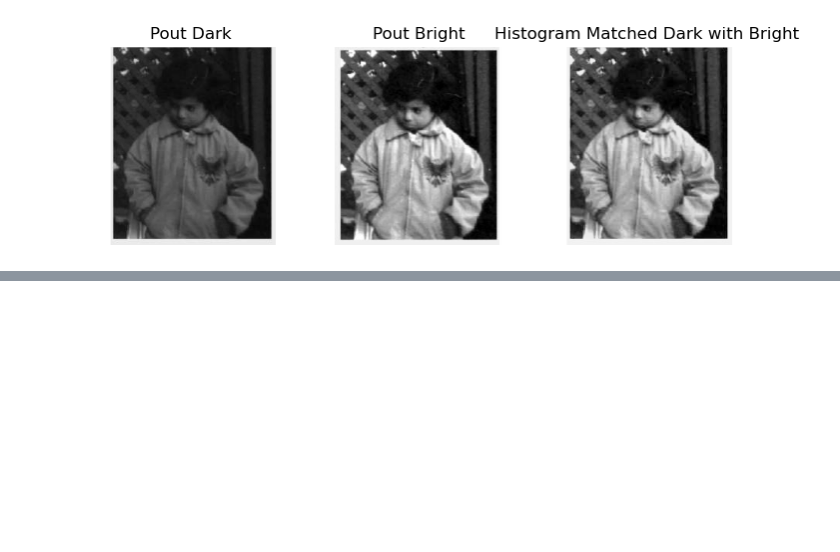
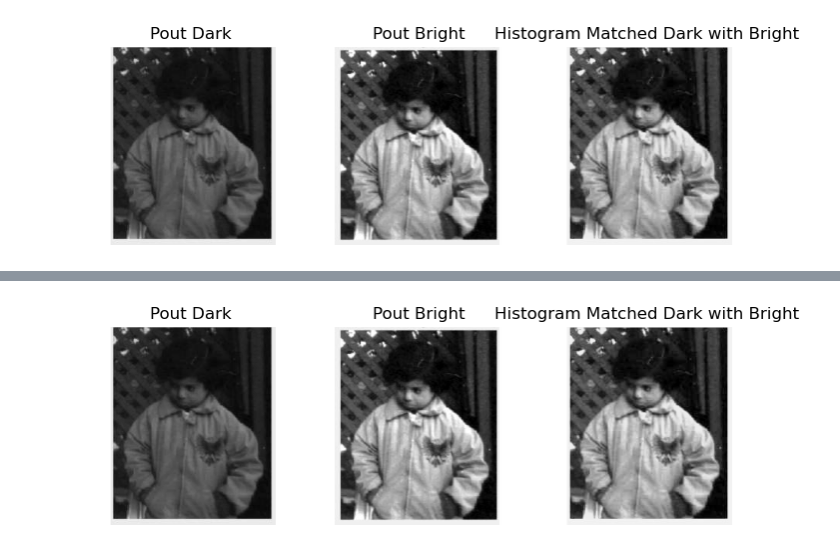
Before and after one commit to NSVEGUR/College-codeTrack, a Jupyter notebook: Sem-6/DIP/Week_5/CS20B1016_Week-5.ipynb, the cells around one changed output, grey strips where cells are left out. Drawn from its saved outputs; the diff is of its cells as text; code cells hidden in the pictures; blank space fills up the shorter version.

```diff
--- a/Sem-6/DIP/Week_5/CS20B1016_Week-5.ipynb
+++ b/Sem-6/DIP/Week_5/CS20B1016_Week-5.ipynb
@@ -99,0 +108,5 @@ plot_images([pout_dark, pout_bright, matched_pout_dark], 1, 3, ["Pout Dark", "Po
+# %%
+match = match_histograms(pout_dark, pout_bright)
+plot_images([pout_dark, pout_bright, match], 1, 3, ["Pout Dark", "Pout Bright", "Histogram Matched Dark with Bright"])
+# %% [output]
+[figure, added]
```
Also changed, not shown: parts of 3 cells of this notebook, 3 other files.
